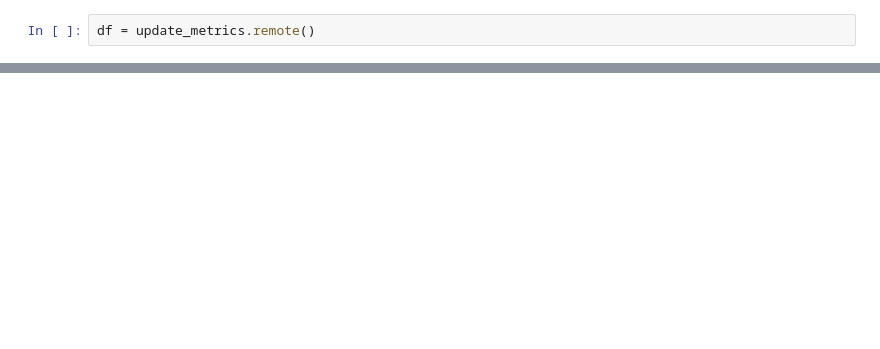
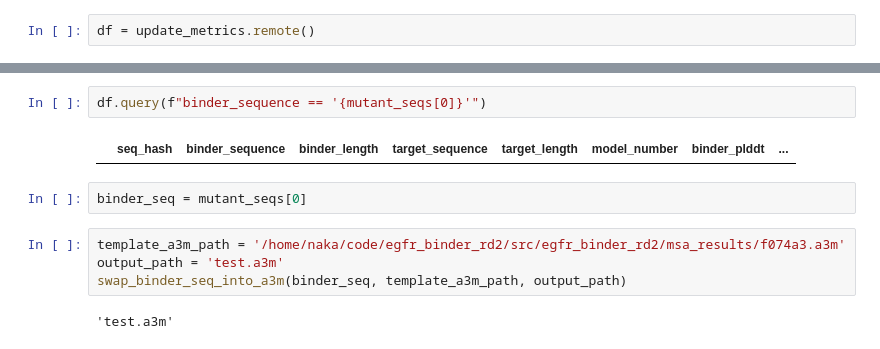
Before and after one commit to ANaka/egfr_binder_rd2, a Jupyter notebook: notebooks/fold.ipynb, the cells around one changed output, grey strips where cells are left out. Cells and saved outputs as stored; diff of their text form; blank space fills up the shorter version.

```diff
--- a/notebooks/fold.ipynb
+++ b/notebooks/fold.ipynb
@@ -73,0 +188,12 @@ df
+# %%
+df.query(f"binder_sequence == '{mutant_seqs[0]}'")
+# %% [output]
+|  | seq_hash | binder_sequence | binder_length | target_sequence | target_length | model_number | binder_plddt | ... |
+# %%
+binder_seq = mutant_seqs[0]
+# %%
+template_a3m_path = '/home/naka/code/egfr_binder_rd2/src/egfr_binder_rd2/msa_results/f074a3.a3m'
+output_path = 'test.a3m'
+swap_binder_seq_into_a3m(binder_seq, template_a3m_path, output_path)
+# %% [output]
+'test.a3m'
```
Also changed, not shown: parts of 15 cells of this notebook, 2 other files.
